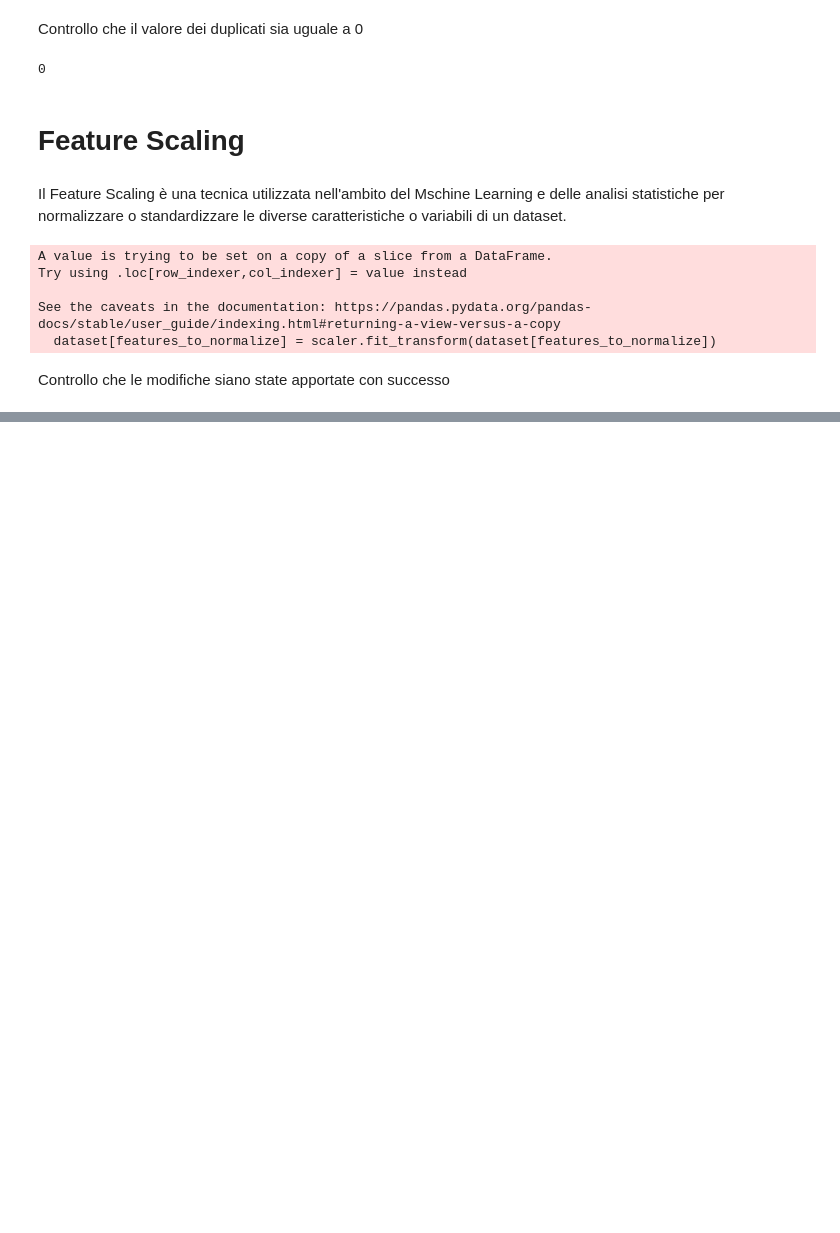
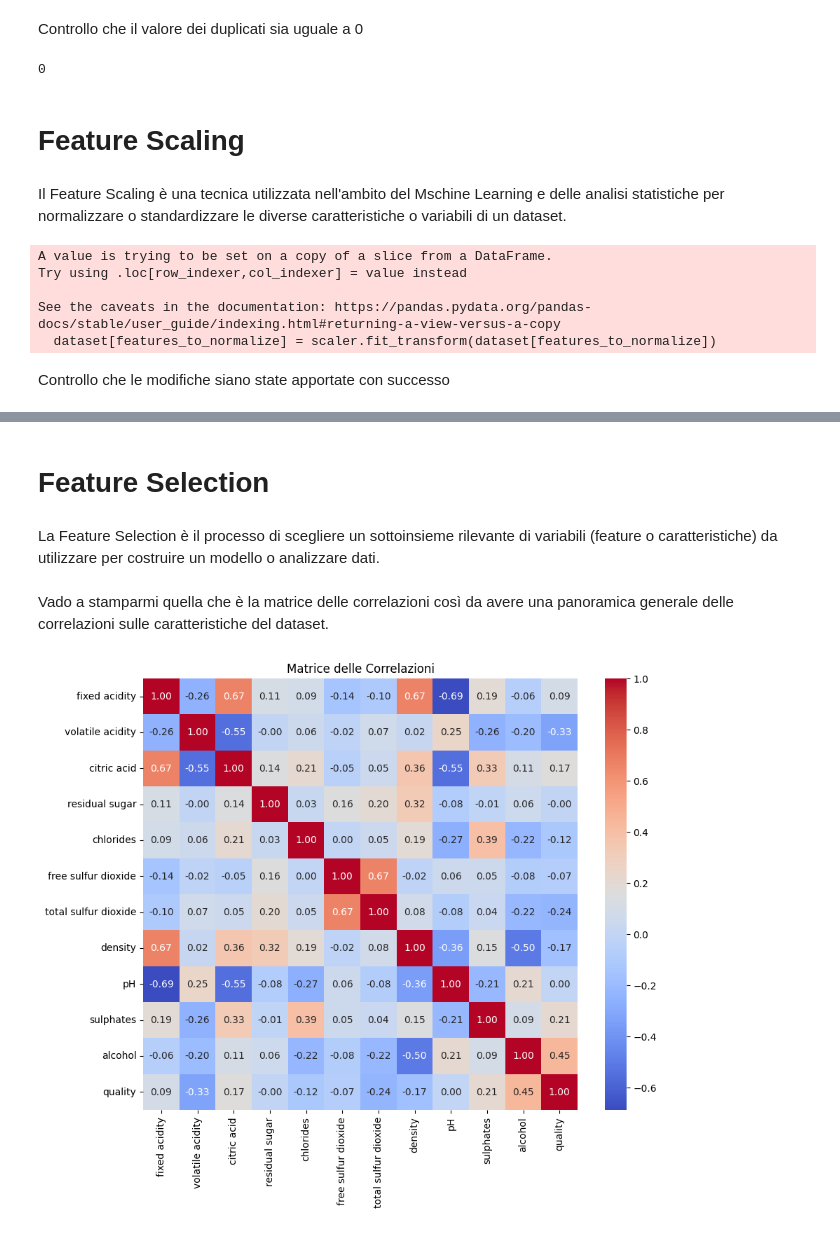
Before and after one commit to bafiuss/Sapore-DiVino, a Jupyter notebook: Sapore_DiVino-CODICE.ipynb, the cells around one changed output, grey strips where cells are left out. Cells and saved outputs as stored; diff of their text form; code cells hidden in the pictures; blank space fills up the shorter version.

```diff
--- a/Sapore_DiVino-CODICE.ipynb
+++ b/Sapore_DiVino-CODICE.ipynb
@@ -69,8 +70,6 @@ Notiamo che i vini con una qualità insufficiente sono 744, mentre i vini con un
 # %% [markdown]
 Scelgo di aggiungere una colonna aggiuntiva al dataset, così da capire se un vino è di qualità (qualità >=6) oppure non è di qualità (qualità <6), effettuando una classificazione così che i dati possano essere usati come input per algoritmi di Machine Learning.
 # %%
-dataset['Di qualità?'] = dataset['quality'].apply(lambda x: 0 if x < 6 else 1)
-
-# Stampiamo il DataFrame risultante
-print(dataset)
+dataset['quality'] = dataset['quality'].apply(lambda x: 1 if x >= 6 else 0)
+dataset
 # %% [output]
@@ -205,0 +200,17 @@ dataset.sample(15)
+# %% [markdown]
+# Feature Selection
+# %% [markdown]
+La Feature Selection è il processo di scegliere un sottoinsieme rilevante di variabili (feature o caratteristiche) da utilizzare per costruire un modello o analizzare dati.
+# %% [markdown]
+Vado a stamparmi quella che è la matrice delle correlazioni così da avere una panoramica generale delle correlazioni sulle caratteristiche del dataset.
+# %%
+# Calcola la matrice delle correlazioni
+correlation_matrix = dataset.corr()
+
+# Visualizza la matrice delle correlazioni come una heatmap
+plt.figure(figsize=(10, 8))
+sns.heatmap(correlation_matrix, annot=True, cmap="coolwarm", fmt=".2f")
+plt.title("Matrice delle Correlazioni")
+plt.show()
+# %% [output]
+[figure, added]
```
Also changed, not shown: parts of 17 cells of this notebook.
